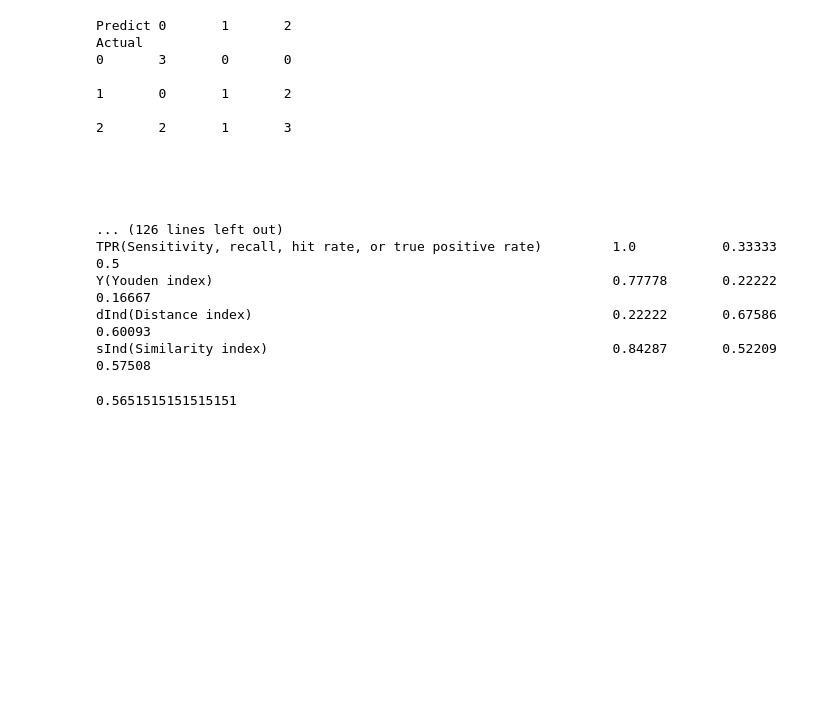
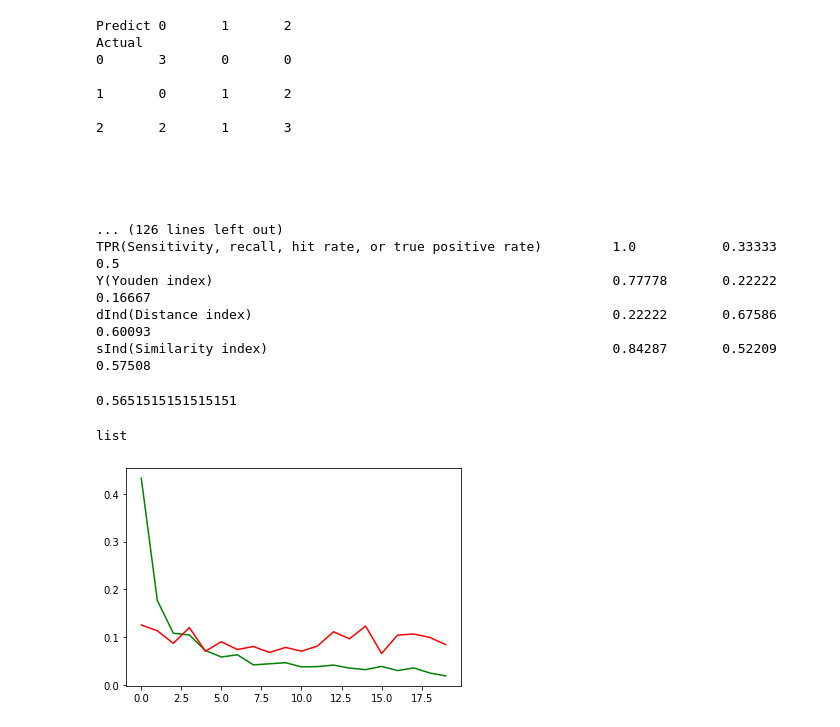
Before and after one commit to mamintoosi/CNN-pruning, a Jupyter notebook: main_CNN_prune_pds_local.ipynb, the cells around one changed output. Drawn from its saved outputs; the diff is of its cells as text; code cells hidden in the pictures; blank space fills up the shorter version.

```diff
--- a/main_CNN_prune_pds_local.ipynb
+++ b/main_CNN_prune_pds_local.ipynb
@@ -315,3 +297,19 @@ sInd(Similarity index)                                            0.84287
 cm.F1_Macro
 # %% [output]
 0.5651515151515151
+# %%
+import pickle as pkl
+loss_file_name = 'tmp/MNIST/MNIST_loss.pkl'
+with open(loss_file_name, 'rb') as f:
+    Loss_trains, Loss_vals = pkl.load(f)
+# Loss_trains
+# %%
+type(Loss_trains)
+# %% [output]
+list
+# %%
+import matplotlib.pyplot as plt
+plt.plot(Loss_trains,'g', Loss_vals, 'r')
+plt.show()
+# %% [output]
+[figure, added]
```
Also changed, not shown: parts of 4 cells of this notebook, 2 other files.
